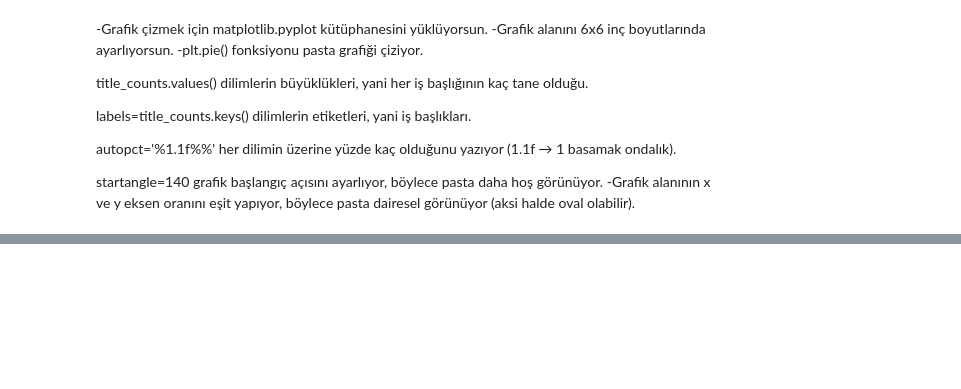
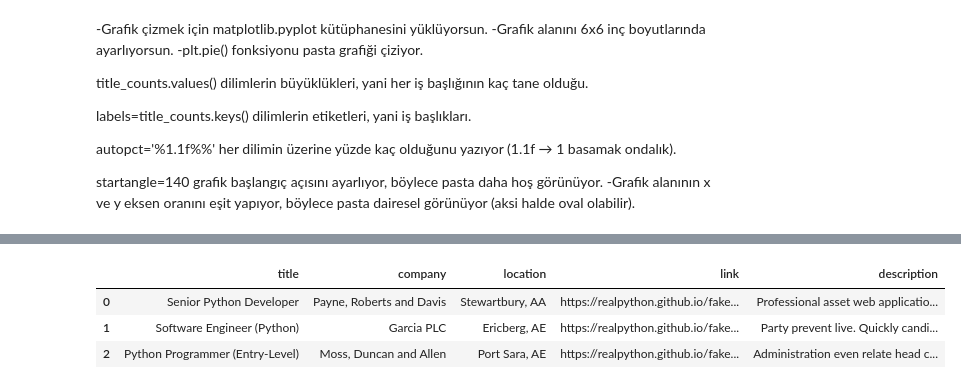
Before and after one commit to EsmahanDidinir/VeriBilimi-KizKardes, a Jupyter notebook: Tekrar/tekrar.ipynb, the cells around one changed output, grey strips where cells are left out. Saved outputs shown, nothing was run; the diff lists cells and outputs as text; code cells hidden in the pictures; blank space fills up the shorter version.

```diff
--- a/Tekrar/tekrar.ipynb
+++ b/Tekrar/tekrar.ipynb
@@ -140,3 +140,14 @@ autopct='%1.1f%%' her dilimin üzerine yüzde kaç olduğunu yazıyor (1.1f →
 
 startangle=140 grafik başlangıç açısını ayarlıyor, böylece pasta daha hoş görünüyor.
 -Grafik alanının x ve y eksen oranını eşit yapıyor, böylece pasta dairesel görünüyor (aksi halde oval olabilir).
+# %%
+job_links_list = []
+
+for job_element in job_elements:
+    links = job_element.find_all('a')
+    for link in links:
+        if link.text == "Apply":
+            link_url = link["href"]  # Bağlantının URL'sini al
+            job_links_list.append(link_url)
+# %%
+df["link"] = pd.Series(job_links_list)
@@ -142,0 +172,19 @@ startangle=140 grafik başlangıç açısını ayarlıyor, böylece pasta daha h
+# %%
+def get_job_description(link):
+    try:
+        page = requests.get(link)
+        soup = BeautifulSoup(page.content, "html.parser")
+        content = soup.find("div", class_="content")
+        description = content.find_all("p")[0].text.strip()
+        return description
+    except Exception as e:
+        return f"Hata: {e}"
+# %%
+df["description"] = df["link"].apply(get_job_description)
+# %%
+df.head(3)  # İlk 3 satırdaki açıklamaları görelim
+# %% [output]
+|  | title | company | location | link | description |
+| 0 | Senior Python Developer | Payne, Roberts and Davis | Stewartbury, AA | https://realpython.github.io/fake... | Professional asset web applicatio... |
+| 1 | Software Engineer (Python) | Garcia PLC | Ericberg, AE | https://realpython.github.io/fake... | Party prevent live. Quickly candi... |
+| 2 | Python Programmer (Entry-Level) | Moss, Duncan and Allen | Port Sara, AE | https://realpython.github.io/fake... | Administration even relate head c... |
```
Also changed, not shown: parts of 1 cell of this notebook.
